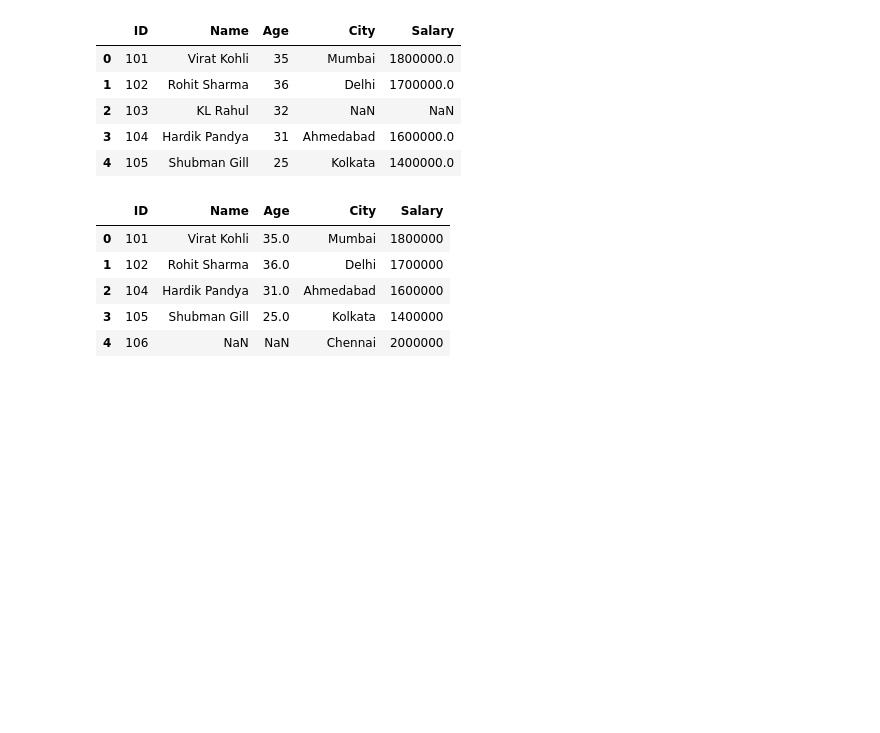
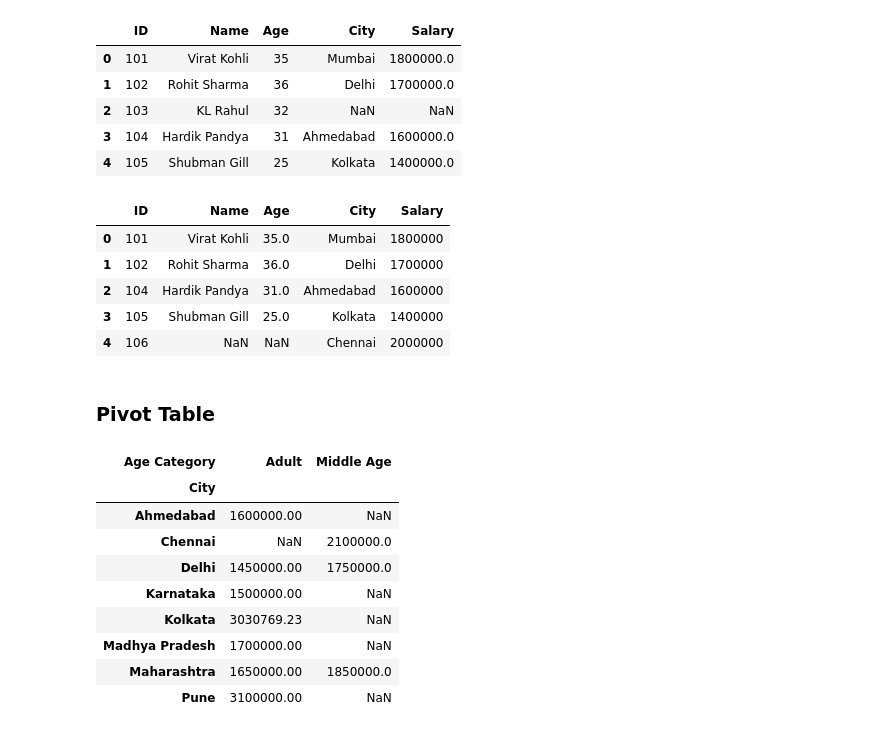
Before and after one commit to karthik-k11/Data-Science-Libraries-Practice, a Jupyter notebook: Pandas_Practice.ipynb, the cells around one changed output. Saved outputs shown, nothing was run; the diff lists cells and outputs as text; code cells hidden in the pictures; blank space fills up the shorter version.

```diff
--- a/Pandas_Practice.ipynb
+++ b/Pandas_Practice.ipynb
@@ -1780,3 +1780,18 @@ right_join
 | 2 | 104 | Hardik Pandya | 31.0 | Ahmedabad | 1600000 |
 | 3 | 105 | Shubman Gill | 25.0 | Kolkata | 1400000 |
 | 4 | 106 | NaN | NaN | Chennai | 2000000 |
+# %% [markdown]
+### **Pivot Table**
+# %%
+df2.pivot_table(index='City', columns='Age Category', values='Salary', aggfunc='sum')
+# %% [output]
+| Age Category | Adult | Middle Age |
+| City |  |  |
+| Ahmedabad | 1600000.00 | NaN |
+| Chennai | NaN | 2100000.0 |
+| Delhi | 1450000.00 | 1750000.0 |
+| Karnataka | 1500000.00 | NaN |
+| Kolkata | 3030769.23 | NaN |
+| Madhya Pradesh | 1700000.00 | NaN |
+| Maharashtra | 1650000.00 | 1850000.0 |
+| Pune | 3100000.00 | NaN |
```
Also changed, not shown: parts of 2 cells of this notebook.
